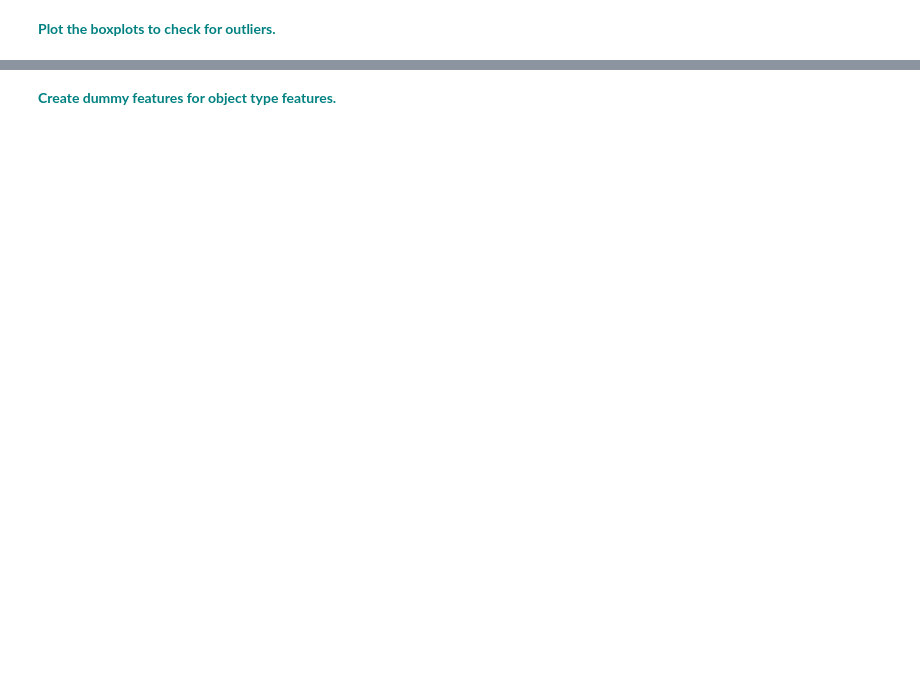
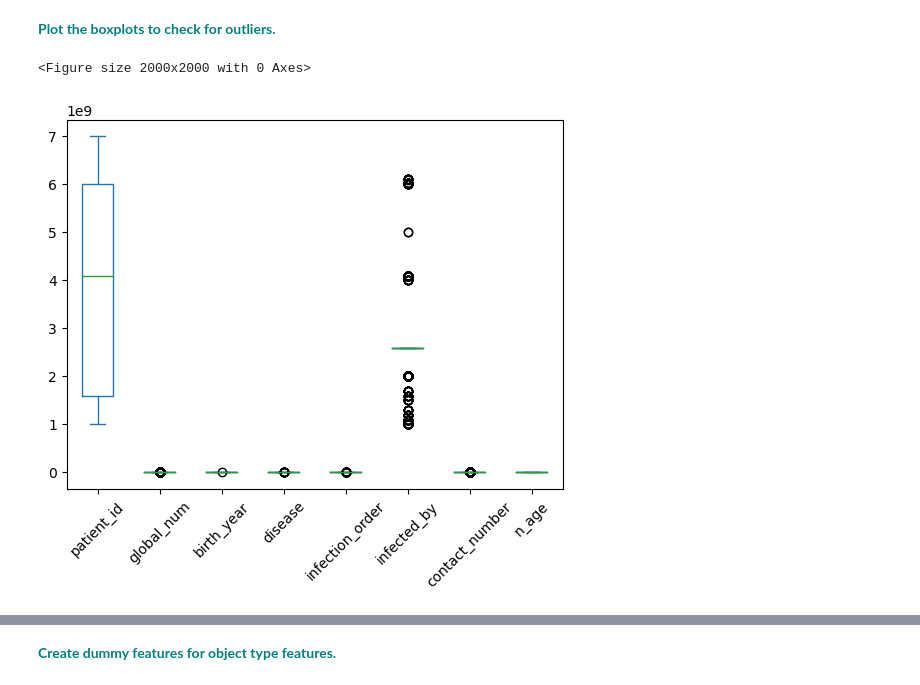
Before and after one commit to gabbycjames/RandomForest, a Jupyter notebook: RandomForest_casestudy_covid19.ipynb, the cells around one changed output, grey strips where cells are left out. Saved outputs shown, nothing was run; the diff lists cells and outputs as text; code cells hidden in the pictures; blank space fills up the shorter version.

```diff
--- a/RandomForest_casestudy_covid19.ipynb
+++ b/RandomForest_casestudy_covid19.ipynb
@@ -83,4 +161,7 @@ df.info()
 # %% [markdown]
  **<font color='teal'> Fill the 'disease' missing values with 0 and remap the True values to 1.</font>**
+# %%
+df['disease'] = df['disease'].fillna(0)
+df['disease'] = df['disease'].replace(True, 1)
 # %% [markdown]
  **<font color='teal'> Fill null values in the following columns with their mean: 'global_number','birth_year','infection_order','infected_by'and 'contact_number'</font>**
@@ -126,2 +332,10 @@ vn
 # %% [markdown]
 **<font color='teal'> Plot the boxplots to check for outliers. </font>**
+# %%
+plt.figure(figsize=(20,20))
+df.plot(kind='box')
+plt.xticks(rotation=45)
+plt.show()
+# %% [output]
+<Figure size 2000x2000 with 0 Axes>
+[figure, added]
```
Also changed, not shown: parts of 31 cells of this notebook, 2 other files.
